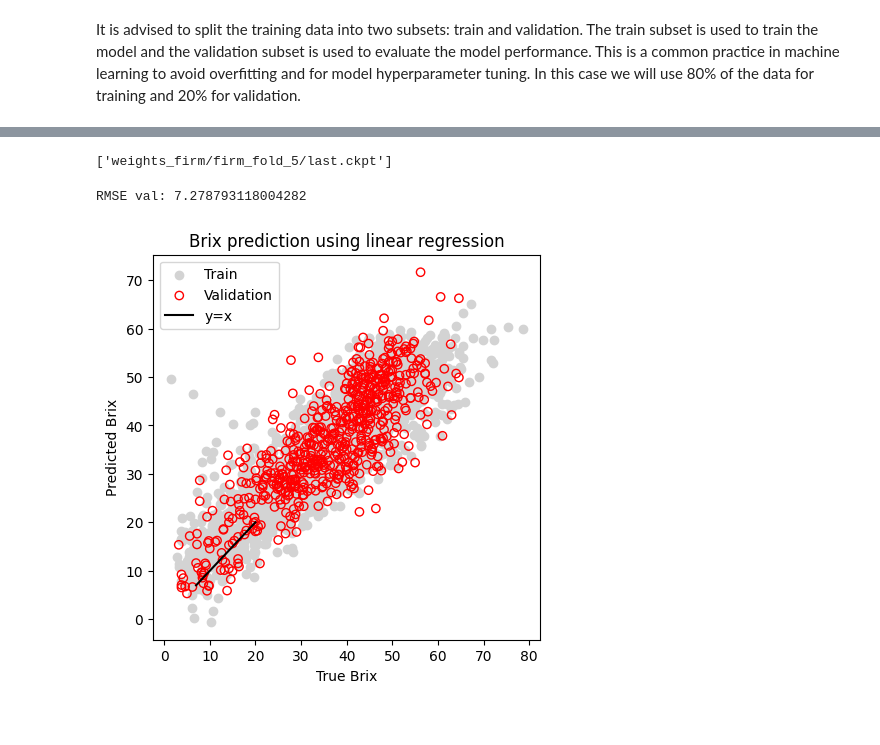
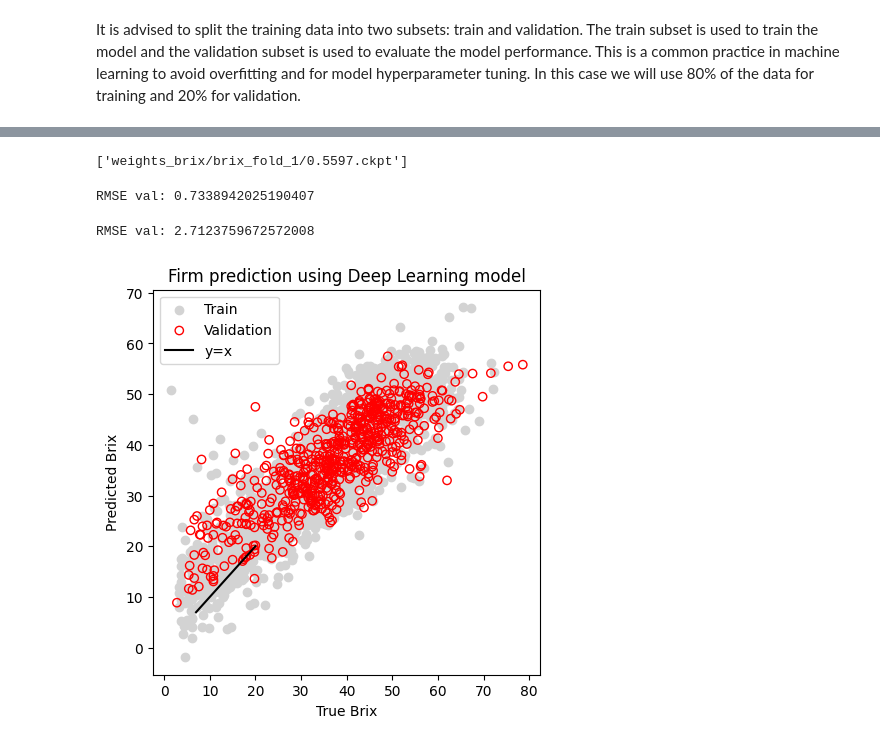
Before and after one commit to minhnhattrinh312/AI_fruit_QA, a Jupyter notebook: Challenge-PearsNIR.ipynb, the cells around one changed output, grey strips where cells are left out. Cells and saved outputs as stored; diff of their text form; code cells hidden in the pictures.

```diff
--- a/Challenge-PearsNIR.ipynb
+++ b/Challenge-PearsNIR.ipynb
@@ -118,8 +118,8 @@ X_train, X_val, X_2D_SNV_train, X_2D_SNV_val, BRIX_train, BRIX_val, FIRM_train,
     x_train, x_2d_snv_train, brix_train, firm_train, test_size=0.2, random_state=42
 )
 # %%
-fold = 5
-task = 'firm'
+fold = 1
+task = 'brix'
 x_train = pd.read_csv(f"k_fold_data/x_train_fold{fold}.csv")
 y_train = pd.read_csv(f"k_fold_data/y_{task}_train_fold{fold}.csv")
 x_test = pd.read_csv(f"k_fold_data/x_test_fold{fold}.csv")
@@ -182,10 +182,10 @@ class Get_samples(Dataset):
         return torch.tensor(data, dtype=torch.float32)
 
 
-weight_brix = sorted(glob.glob(f"weights_{task}/*/*"))[4:5]
+weight_brix = sorted(glob.glob(f"weights_{task}/*/*"))[fold-1:fold]
 weight_brix
 # %% [output]
-['weights_firm/firm_fold_5/last.ckpt']
+['weights_brix/brix_fold_1/0.5597.ckpt']
 # %%
 from classification import *
 from tqdm import tqdm
@@ -224,23 +224,27 @@ with torch.inference_mode():
         test_predictions = np.concatenate(test_predictions)
         sum_predictions += test_predictions
 sum_predictions /= len(weight_brix)
+rmse_val1 = root_mean_squared_error(y_test, sum_predictions)
+print("RMSE val:", rmse_val1)
+# %% [output]
+RMSE val: 0.7338942025190407
 # %%
 rmse_val1 = root_mean_squared_error(y_test, sum_predictions)
 print("RMSE val:", rmse_val1)
 # %% [output]
-RMSE val: 7.278793118004282
+RMSE val: 2.7123759672572008
 # %%
 plt.figure(figsize=(5, 5))
 plt.scatter(y_train, brix_train_pred1, color="lightgray", marker="o", linestyle="None")
 plt.scatter(y_test, sum_predictions, color="r", marker="o", facecolors="None")
 plt.plot([7, 20], [7, 20], "k")
 plt.xlabel("True Brix")
 plt.ylabel("Predicted Brix")
-plt.title("Brix prediction using linear regression")
+plt.title("Firm prediction using Deep Learning model")
 plt.legend(["Train", "Validation", "y=x"])
 plt.show()
 # %% [output]
-[figure, old version]
+[figure, new version]
 # %%
 brix_test = pd.DataFrame(sum_predictions, index=x_test.index, columns=[f"{task}"])
 brix_test.to_csv(f"{task}_test_pred_Nhat.csv")
```
Also changed, not shown: parts of 9 cells of this notebook, 3 other files.
